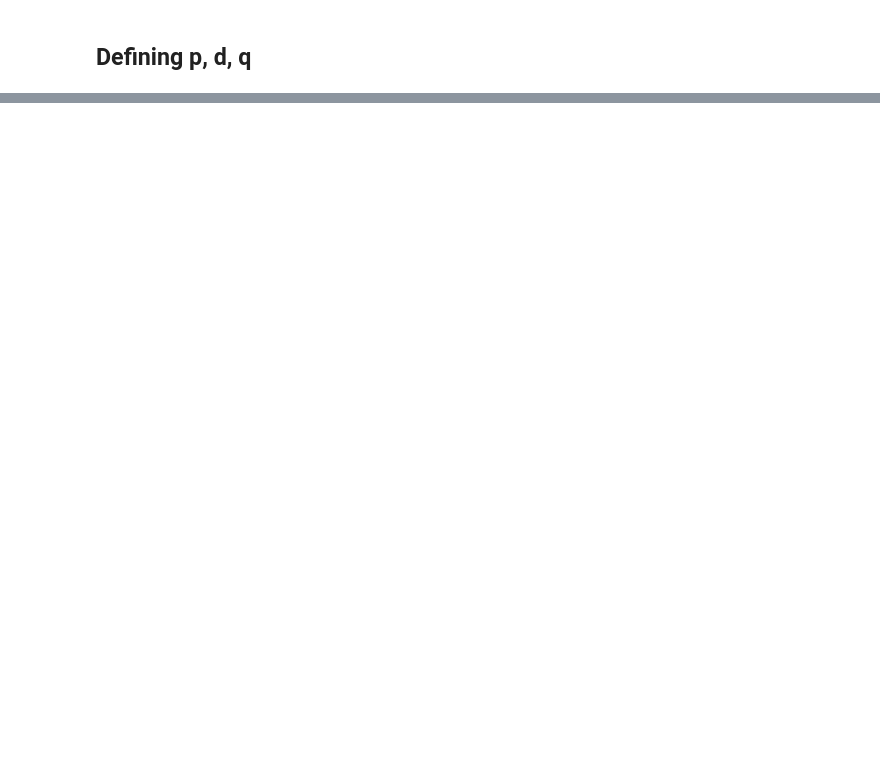
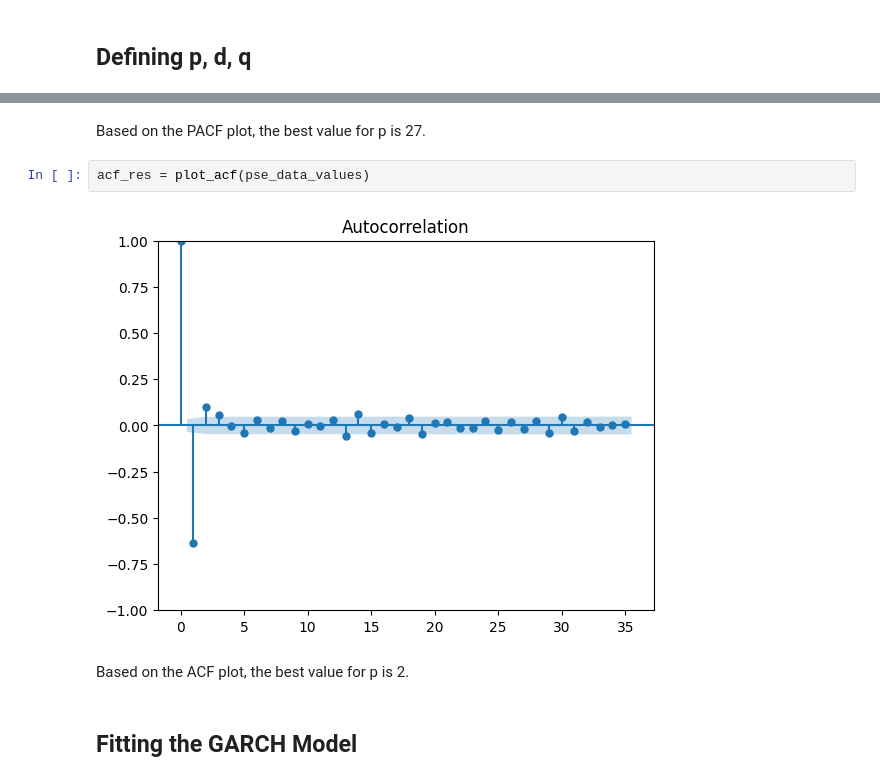
Before and after one commit to donnafaithhh/GARCH-PSEi, a Jupyter notebook: simulation.ipynb, the cells around one changed output, grey strips where cells are left out. Drawn from its saved outputs; the diff is of its cells as text; blank space fills up the shorter version.

Commit message:
done acf and pacf

```diff
--- a/simulation.ipynb
+++ b/simulation.ipynb
@@ -162,0 +167,10 @@ look-up table. The actual p-value is greater than the p-value returned.
+# %% [markdown]
+Based on the PACF plot, the best value for p is 27.
+# %%
+acf_res = plot_acf(pse_data_values)
+# %% [output]
+[figure, added]
+# %% [markdown]
+Based on the ACF plot, the best value for p is 2.
+# %% [markdown]
+## Fitting the GARCH Model
```
Also changed, not shown: parts of 3 cells of this notebook.
